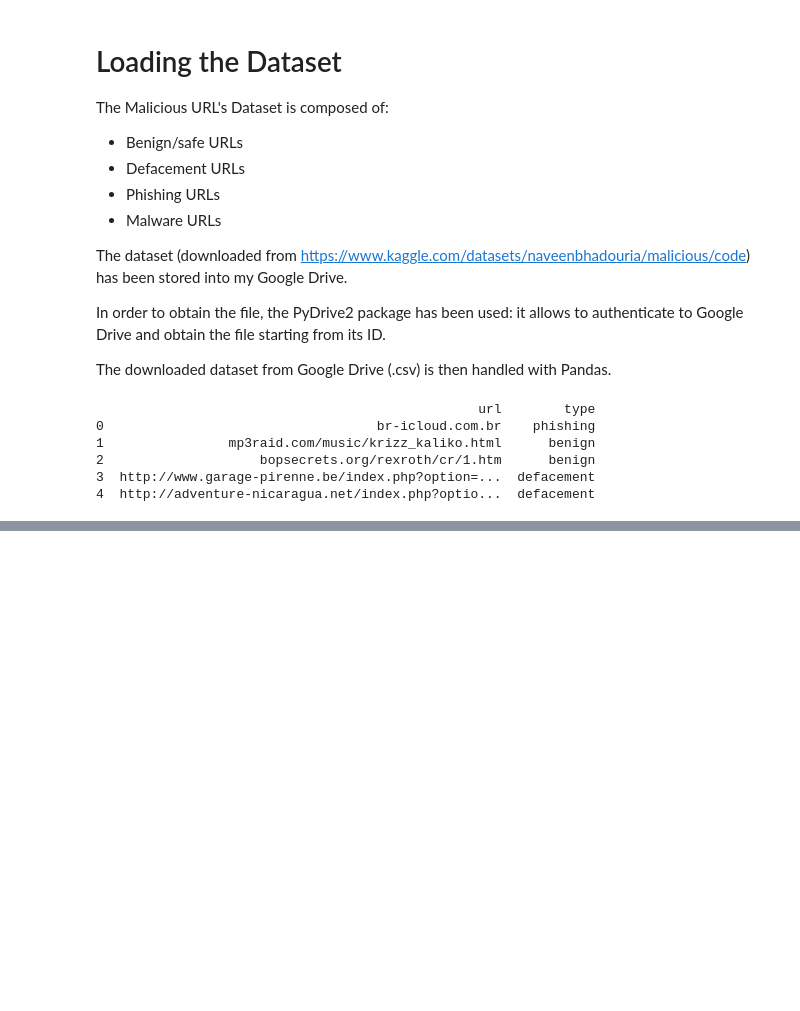
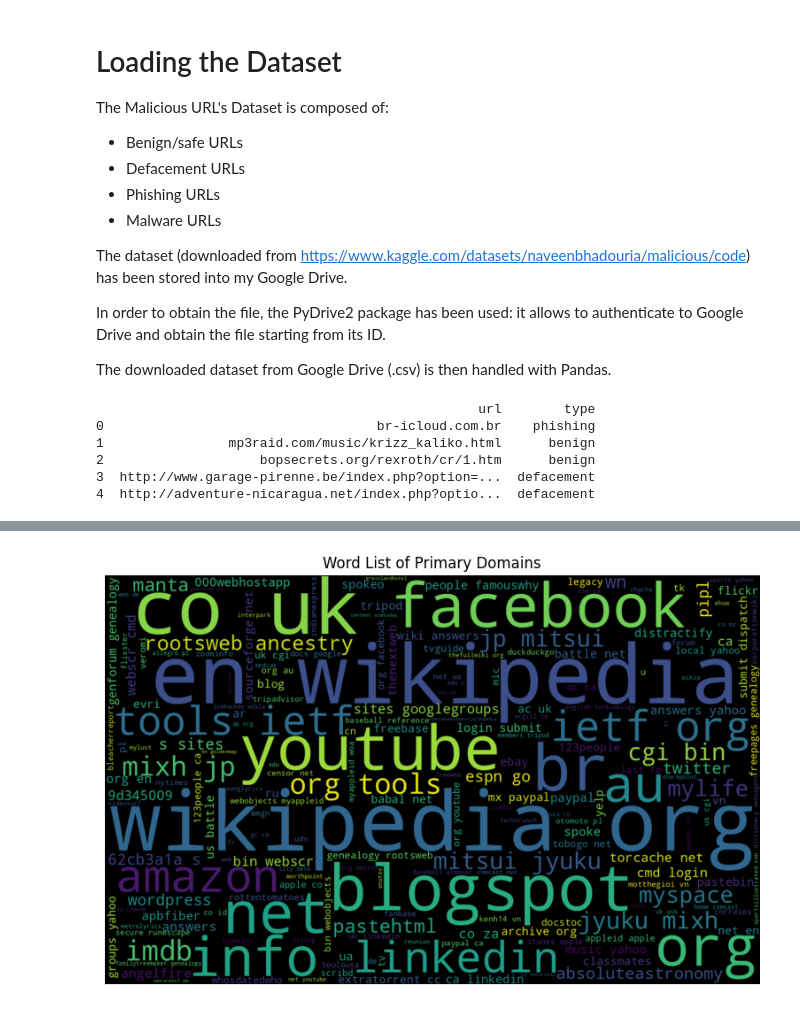
Before and after one commit to giacomo-monni/ML_Project, a Jupyter notebook: ML_Project.ipynb, the cells around one changed output, grey strips where cells are left out. Cells and saved outputs as stored; diff of their text form; code cells hidden in the pictures; blank space fills up the shorter version.

```diff
--- a/ML_Project.ipynb
+++ b/ML_Project.ipynb
@@ -90,0 +591,12 @@ Name: type, Length: 651191, dtype: object
+# %%
+# @title Word List of Primary Domains
+# Wordlist after removing None values from the primary domains
+wordcloud = WordCloud(width=1600, height=1000, background_color='black').generate(' '.join(urls_data['primary_domain'].dropna()))
+
+plt.figure(figsize=(10,6))
+plt.imshow(wordcloud, interpolation='bilinear')
+plt.axis('off')
+plt.title('Word List of Primary Domains')
+plt.show()
+# %% [output]
+[figure, added]
```
Also changed, not shown: parts of 54 cells of this notebook.
